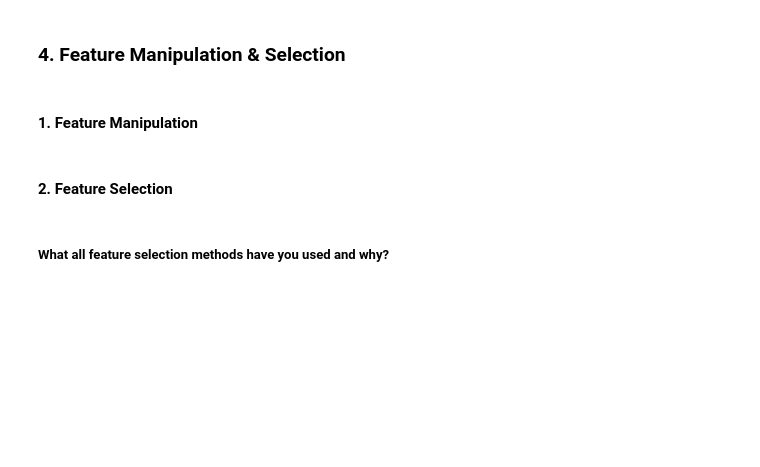
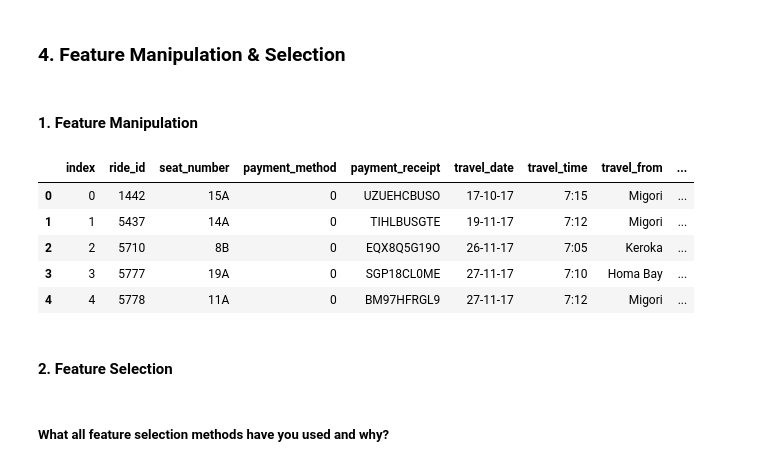
Before and after one commit to maxashoka3/Transport-Demand-Prediction, a Jupyter notebook: Transport_Demand_Prediction.ipynb, the cells around one changed output. Cells and saved outputs as stored; diff of their text form; code cells hidden in the pictures; blank space fills up the shorter version.

```diff
--- a/Transport_Demand_Prediction.ipynb
+++ b/Transport_Demand_Prediction.ipynb
@@ -1332,0 +1373,3 @@ Answer Here.
+# %%
+df['car_type'] = df['car_type'].apply(lambda x : 1 if x == 'Bus' else 0)
+df['car_type'].unique()
@@ -1332,0 +1380,3 @@ Answer Here.
+# %%
+df['payment_method'] = df['payment_method'].apply(lambda x : 1 if x == 'Cash' else 0)
+df['car_type'].unique()
@@ -1393,6 +1448,14 @@ Answer Here.
 #### 1. Feature Manipulation
 # %%
 # Manipulate Features to minimize feature correlation and create new features
+df.head()
+# %% [output]
+|  | index | ride_id | seat_number | payment_method | payment_receipt | travel_date | travel_time | travel_from | ... |
+| 0 | 0 | 1442 | 15A | 0 | UZUEHCBUSO | 17-10-17 | 7:15 | Migori | ... |
+| 1 | 1 | 5437 | 14A | 0 | TIHLBUSGTE | 19-11-17 | 7:12 | Migori | ... |
+| 2 | 2 | 5710 | 8B | 0 | EQX8Q5G19O | 26-11-17 | 7:05 | Keroka | ... |
+| 3 | 3 | 5777 | 19A | 0 | SGP18CL0ME | 27-11-17 | 7:10 | Homa Bay | ... |
+| 4 | 4 | 5778 | 11A | 0 | BM97HFRGL9 | 27-11-17 | 7:12 | Migori | ... |
 # %% [markdown]
 #### 2. Feature Selection
 # %%
```
Also changed, not shown: parts of 18 cells of this notebook.
